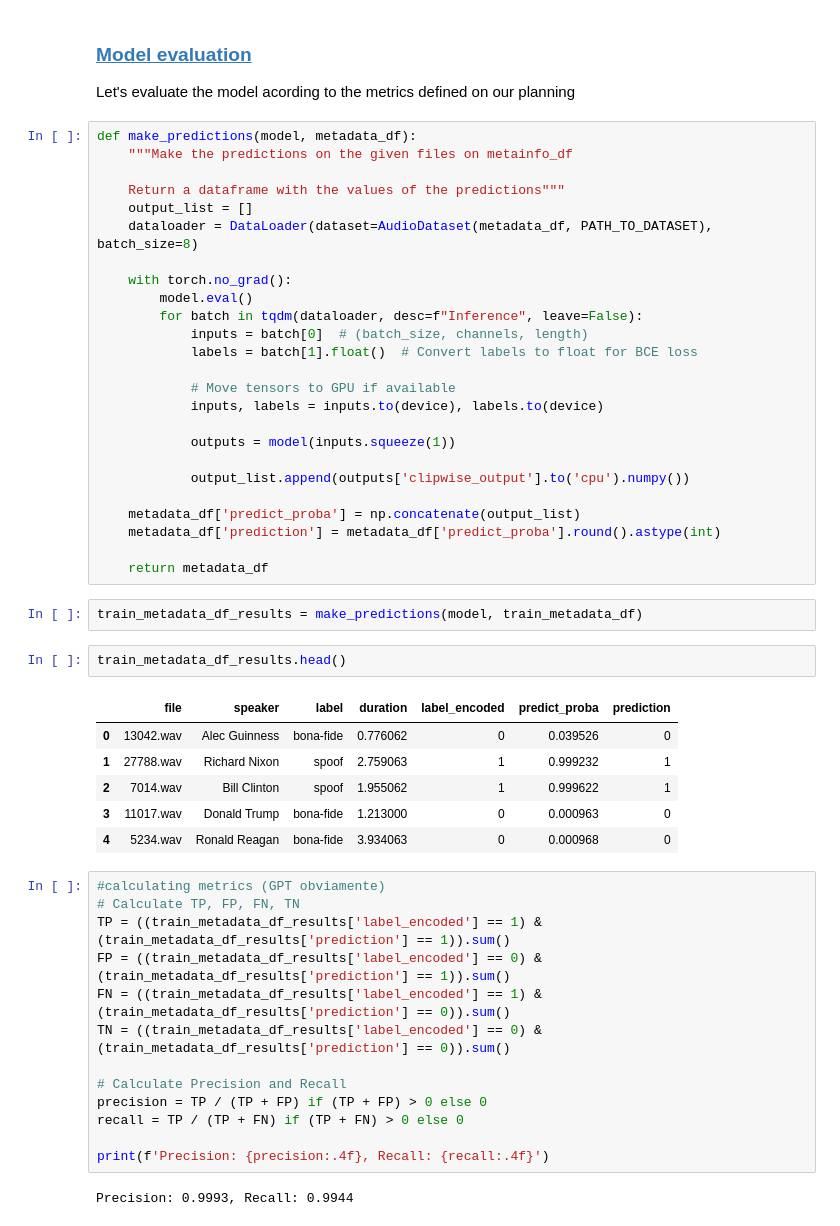
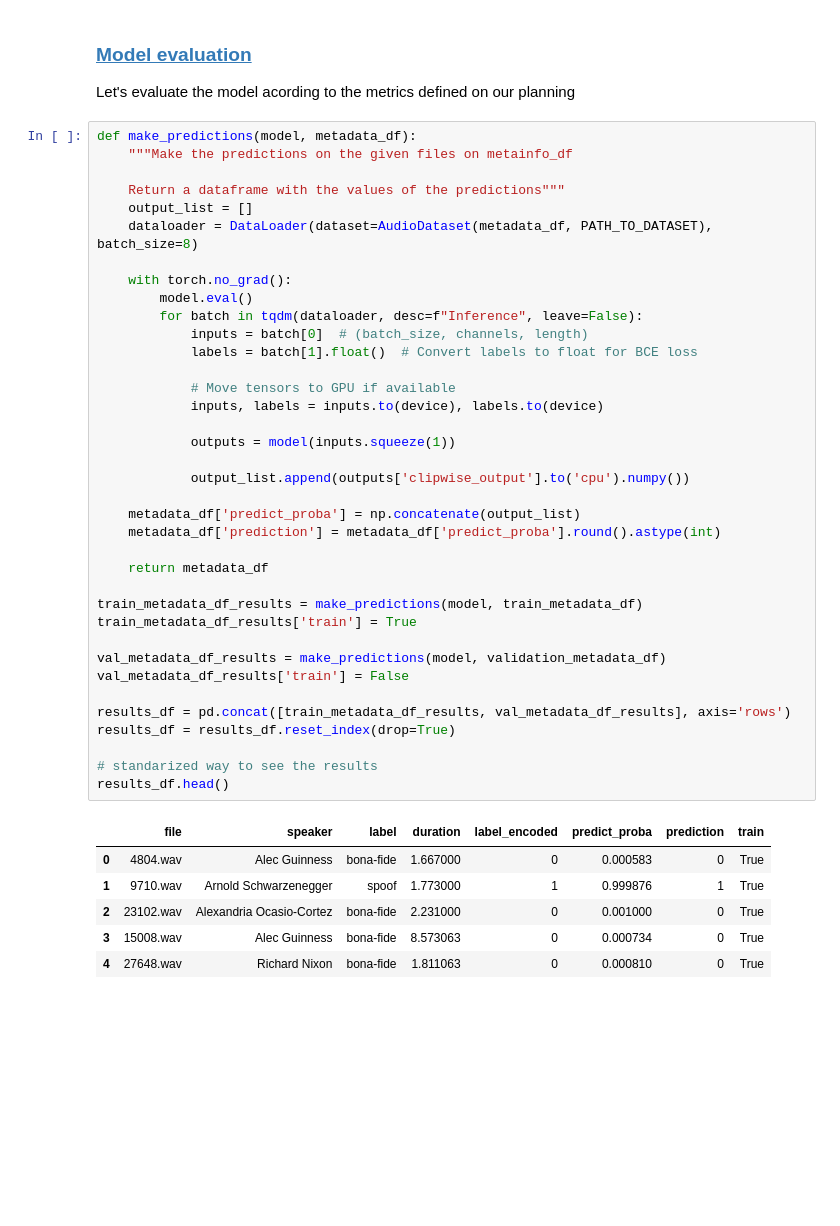
Before and after one commit to KARAS-SSL/AUDIOS, a Jupyter notebook: notebooks/CNN_baseline_model.ipynb, the cells around one changed output. Cells and saved outputs as stored; diff of their text form; blank space fills up the shorter version.

Commit message:
finish baseline model

```diff
--- a/notebooks/CNN_baseline_model.ipynb
+++ b/notebooks/CNN_baseline_model.ipynb
@@ -558,51 +637,44 @@ Let's evaluate the model acording to the metrics defined on our planning
 # %%
 def make_predictions(model, metadata_df):
     """Make the predictions on the given files on metainfo_df
 
     Return a dataframe with the values of the predictions"""
     output_list = []
     dataloader = DataLoader(dataset=AudioDataset(metadata_df, PATH_TO_DATASET), batch_size=8)
 
     with torch.no_grad():
         model.eval()
         for batch in tqdm(dataloader, desc=f"Inference", leave=False):
             inputs = batch[0]  # (batch_size, channels, length)
             labels = batch[1].float()  # Convert labels to float for BCE loss
 
             # Move tensors to GPU if available
             inputs, labels = inputs.to(device), labels.to(device)
 
             outputs = model(inputs.squeeze(1))
 
             output_list.append(outputs['clipwise_output'].to('cpu').numpy())
 
     metadata_df['predict_proba'] = np.concatenate(output_list)
     metadata_df['prediction'] = metadata_df['predict_proba'].round().astype(int)
 
     return metadata_df
+
+train_metadata_df_results = make_predictions(model, train_metadata_df)
+train_metadata_df_results['train'] = True
+
+val_metadata_df_results = make_predictions(model, validation_metadata_df)
+val_metadata_df_results['train'] = False
+
+results_df = pd.concat([train_metadata_df_results, val_metadata_df_results], axis='rows')
+results_df = results_df.reset_index(drop=True)
+
+# standarized way to see the results
+results_df.head()
+# %% [output]
+|  | file | speaker | label | duration | label_encoded | predict_proba | prediction | train |
+| 0 | 4804.wav | Alec Guinness | bona-fide | 1.667000 | 0 | 0.000583 | 0 | True |
+| 1 | 9710.wav | Arnold Schwarzenegger | spoof | 1.773000 | 1 | 0.999876 | 1 | True |
+| 2 | 23102.wav | Alexandria Ocasio-Cortez | bona-fide | 2.231000 | 0 | 0.001000 | 0 | True |
+| 3 | 15008.wav | Alec Guinness | bona-fide | 8.573063 | 0 | 0.000734 | 0 | True |
+| 4 | 27648.wav | Richard Nixon | bona-fide | 1.811063 | 0 | 0.000810 | 0 | True |
-# %%
-train_metadata_df_results = make_predictions(model, train_metadata_df)
-# %%
-train_metadata_df_results.head()
-# %% [output]
-|  | file | speaker | label | duration | label_encoded | predict_proba | prediction |
-| 0 | 13042.wav | Alec Guinness | bona-fide | 0.776062 | 0 | 0.039526 | 0 |
-| 1 | 27788.wav | Richard Nixon | spoof | 2.759063 | 1 | 0.999232 | 1 |
-| 2 | 7014.wav | Bill Clinton | spoof | 1.955062 | 1 | 0.999622 | 1 |
-| 3 | 11017.wav | Donald Trump | bona-fide | 1.213000 | 0 | 0.000963 | 0 |
-| 4 | 5234.wav | Ronald Reagan | bona-fide | 3.934063 | 0 | 0.000968 | 0 |
-# %%
-#calculating metrics (GPT obviamente)
-# Calculate TP, FP, FN, TN
-TP = ((train_metadata_df_results['label_encoded'] == 1) & (train_metadata_df_results['prediction'] == 1)).sum()
-FP = ((train_metadata_df_results['label_encoded'] == 0) & (train_metadata_df_results['prediction'] == 1)).sum()
-FN = ((train_metadata_df_results['label_encoded'] == 1) & (train_metadata_df_results['prediction'] == 0)).sum()
-TN = ((train_metadata_df_results['label_encoded'] == 0) & (train_metadata_df_results['prediction'] == 0)).sum()
-
-# Calculate Precision and Recall
-precision = TP / (TP + FP) if (TP + FP) > 0 else 0
-recall = TP / (TP + FN) if (TP + FN) > 0 else 0
-
-print(f'Precision: {precision:.4f}, Recall: {recall:.4f}')
-# %% [output]
-Precision: 0.9993, Recall: 0.9944
```
Also changed, not shown: parts of 23 cells of this notebook.
